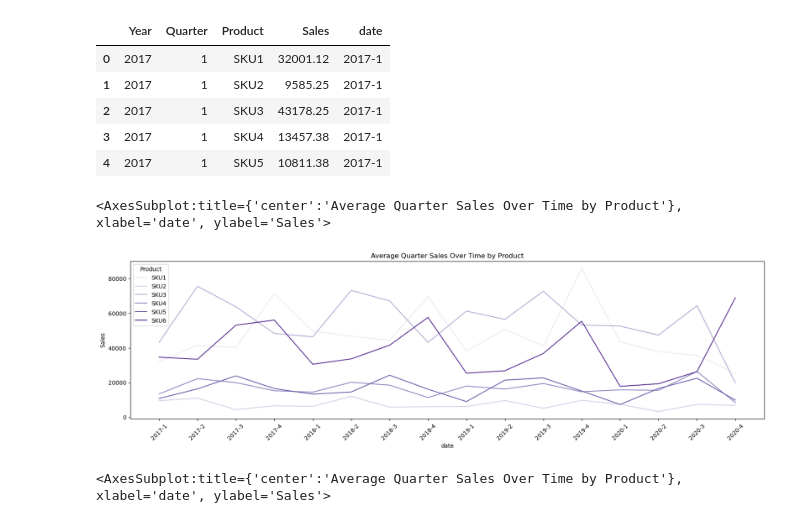
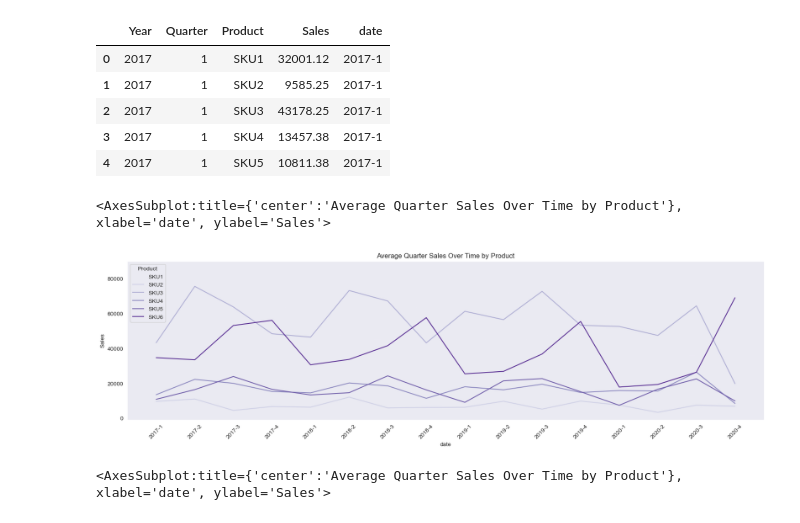
Before and after one commit to KierraDangerfield/Data-Glacier, a Jupyter notebook: Week_10/EDA.ipynb, the cells around one changed output. Saved outputs shown, nothing was run; the diff lists cells and outputs as text; code cells hidden in the pictures.

```diff
--- a/Week_10/EDA.ipynb
+++ b/Week_10/EDA.ipynb
@@ -248,6 +260,7 @@ fig, ax = plt.subplots(figsize=(20,5))
 plt.xticks(rotation = 45)
 
 plt.title("Distributions of Monthly Sales Over Time Based On Product")
+sns.set_style("dark")
 sns.lineplot(data = mps, x="Month", y="Sales", hue="Product", palette=palette)
 # %% [output]
 <AxesSubplot:title={'center':'Distributions of Monthly Sales Over Time Based On Product'}, xlabel='Month', ylabel='Sales'>
@@ -388,13 +402,14 @@ avgqtr_prod.head()
 # %%
 fig, ax = plt.subplots(figsize=(20,5))
 plt.xticks(rotation = 45)
 
 plt.title("Average Quarter Sales Over Time by Product")
+sns.set_style("dark")
 
 sns.lineplot(data = avgqtr_prod, x="date", y="Sales", hue="Product", palette=palette)
 # %% [output]
 <AxesSubplot:title={'center':'Average Quarter Sales Over Time by Product'}, xlabel='date', ylabel='Sales'>
-[figure, old version]
+[figure, new version]
 # %%
 fig, ax = plt.subplots(figsize=(20,5))
 plt.xticks(rotation = 45)
```
Also changed, not shown: parts of 21 cells of this notebook.
